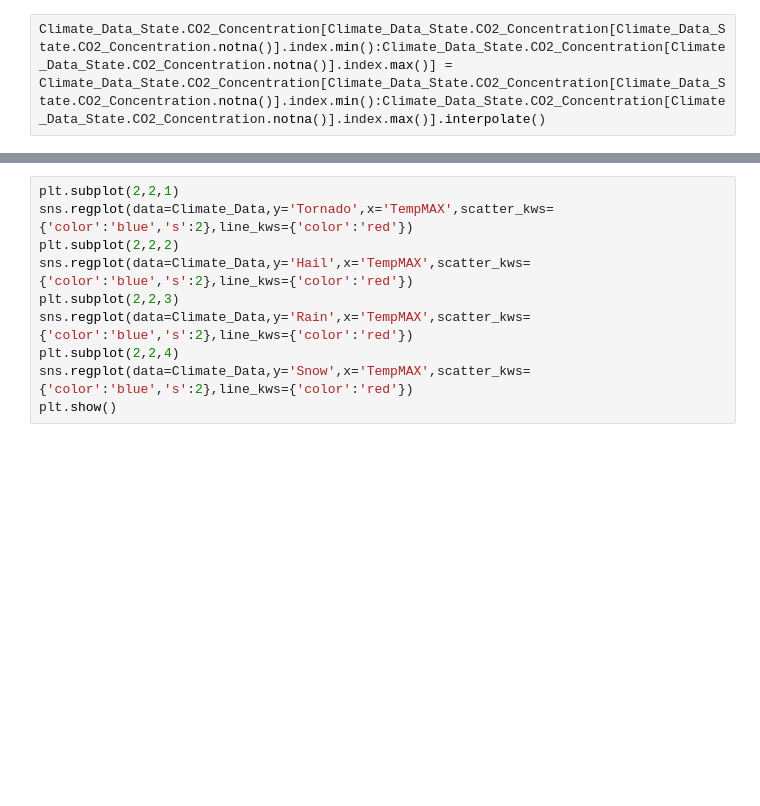
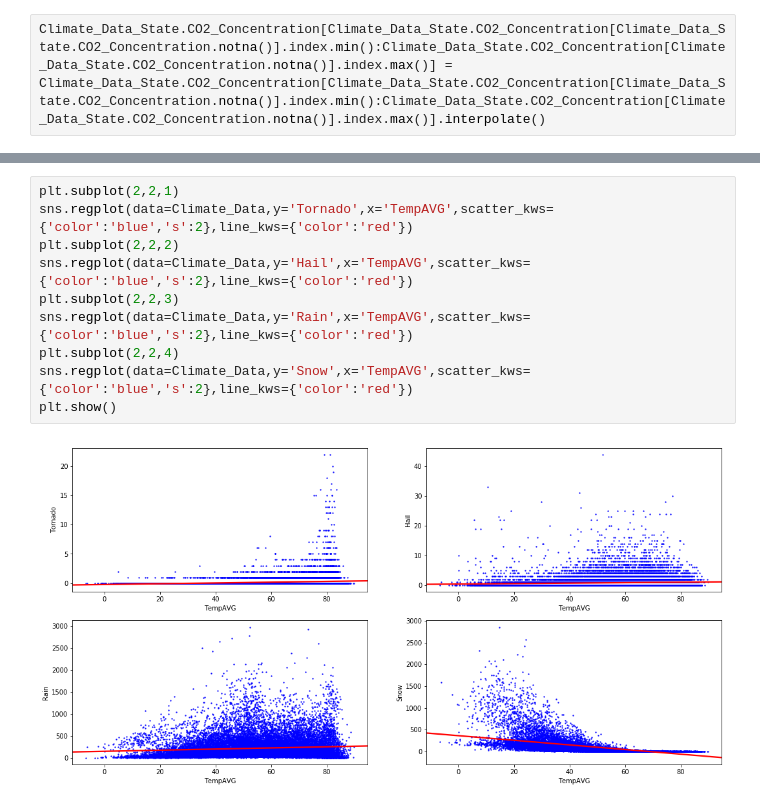
Before and after one commit to KrishnaMuluguru/ClimateChangeProject, a Jupyter notebook: ClimateChangeAnalysis.ipynb, the cells around one changed output, grey strips where cells are left out. Saved outputs shown, nothing was run; the diff lists cells and outputs as text; blank space fills up the shorter version.

Commit message:
Climate report
Made general improvements to climate report Jupyter Notebook

```diff
--- a/ClimateChangeAnalysis.ipynb
+++ b/ClimateChangeAnalysis.ipynb
@@ -124,13 +135,15 @@ plt.show()
 # %%
 plt.subplot(2,2,1)
-sns.regplot(data=Climate_Data,y='Tornado',x='TempMAX',scatter_kws={'color':'blue','s':2},line_kws={'color':'red'})
+sns.regplot(data=Climate_Data,y='Tornado',x='TempAVG',scatter_kws={'color':'blue','s':2},line_kws={'color':'red'})
 plt.subplot(2,2,2)
-sns.regplot(data=Climate_Data,y='Hail',x='TempMAX',scatter_kws={'color':'blue','s':2},line_kws={'color':'red'})
+sns.regplot(data=Climate_Data,y='Hail',x='TempAVG',scatter_kws={'color':'blue','s':2},line_kws={'color':'red'})
 plt.subplot(2,2,3)
-sns.regplot(data=Climate_Data,y='Rain',x='TempMAX',scatter_kws={'color':'blue','s':2},line_kws={'color':'red'})
+sns.regplot(data=Climate_Data,y='Rain',x='TempAVG',scatter_kws={'color':'blue','s':2},line_kws={'color':'red'})
 plt.subplot(2,2,4)
-sns.regplot(data=Climate_Data,y='Snow',x='TempMAX',scatter_kws={'color':'blue','s':2},line_kws={'color':'red'})
+sns.regplot(data=Climate_Data,y='Snow',x='TempAVG',scatter_kws={'color':'blue','s':2},line_kws={'color':'red'})
 plt.show()
+# %% [output]
+[figure, added]
 # %%
 traceTempMaxDate = go.Bar(x=Climate_Data_State.index, y=Climate_Data_State['TempMAX'],name='Max Temperature over Time')
 layoutTempMaxDate = go.Layout(title='Max Temperature over Time',showlegend=True)
```
Also changed, not shown: parts of 18 cells of this notebook.
